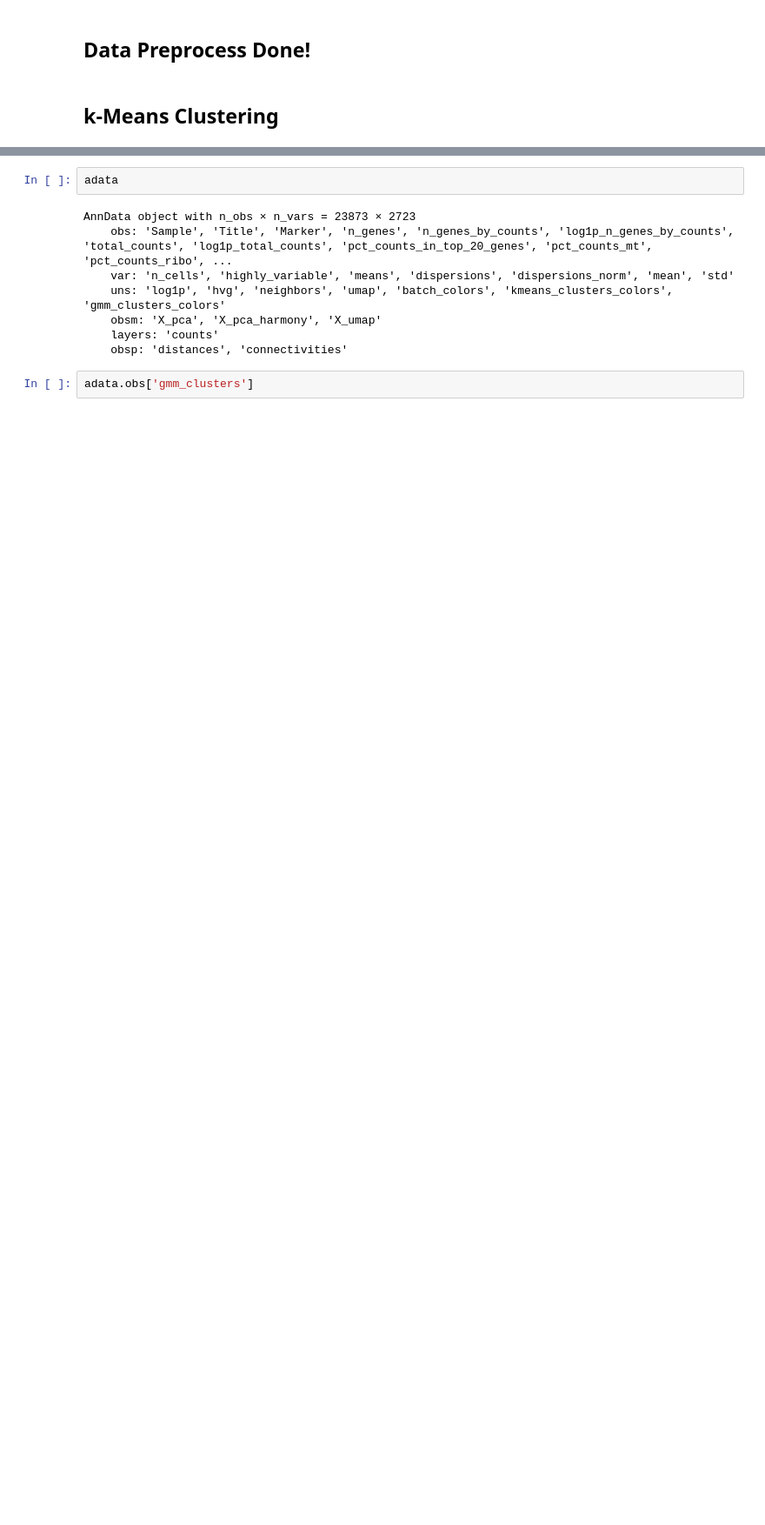
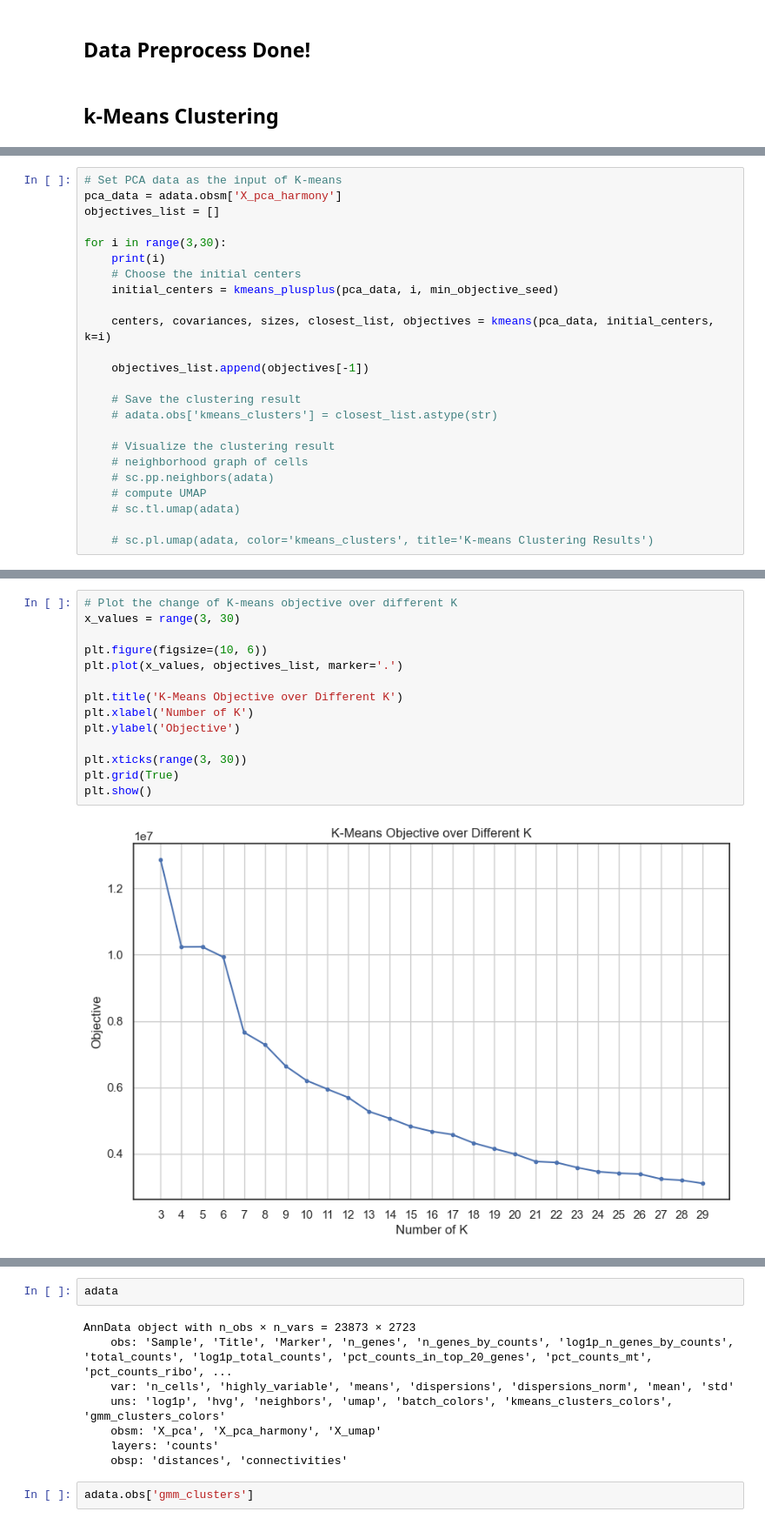
Before and after one commit to PolyPolyQ/scRNA-seq_ML, a Jupyter notebook: notebooks/baseline_random.ipynb, the cells around one changed output, grey strips where cells are left out. Shown at 87% size. Saved outputs shown, nothing was run; the diff lists cells and outputs as text; blank space fills up the shorter version.

```diff
--- a/notebooks/Grouped_adata.ipynb
+++ b/notebooks/baseline_random.ipynb
@@ -463,0 +501,24 @@ centers, covariances, sizes, closest_list = kmeans(pca_data, initial_centers, k=
+# %%
+# Set PCA data as the input of K-means
+pca_data = adata.obsm['X_pca_harmony']
+objectives_list = []
+
+for i in range(3,30):
+    print(i)
+    # Choose the initial centers
+    initial_centers = kmeans_plusplus(pca_data, i, min_objective_seed)
+
+    centers, covariances, sizes, closest_list, objectives = kmeans(pca_data, initial_centers, k=i)
+
+    objectives_list.append(objectives[-1])
+
+    # Save the clustering result
+    # adata.obs['kmeans_clusters'] = closest_list.astype(str)
+
+    # Visualize the clustering result
+    # neighborhood graph of cells
+    # sc.pp.neighbors(adata)
+    # compute UMAP
+    # sc.tl.umap(adata)
+
+    # sc.pl.umap(adata, color='kmeans_clusters', title='K-means Clustering Results')
@@ -463,0 +543,16 @@ centers, covariances, sizes, closest_list = kmeans(pca_data, initial_centers, k=
+# %%
+# Plot the change of K-means objective over different K
+x_values = range(3, 30)
+
+plt.figure(figsize=(10, 6))
+plt.plot(x_values, objectives_list, marker='.')
+
+plt.title('K-Means Objective over Different K')
+plt.xlabel('Number of K')
+plt.ylabel('Objective')
+
+plt.xticks(range(3, 30))
+plt.grid(True)
+plt.show()
+# %% [output]
+[figure, added]
```
Also changed, not shown: parts of 20 cells of this notebook.
